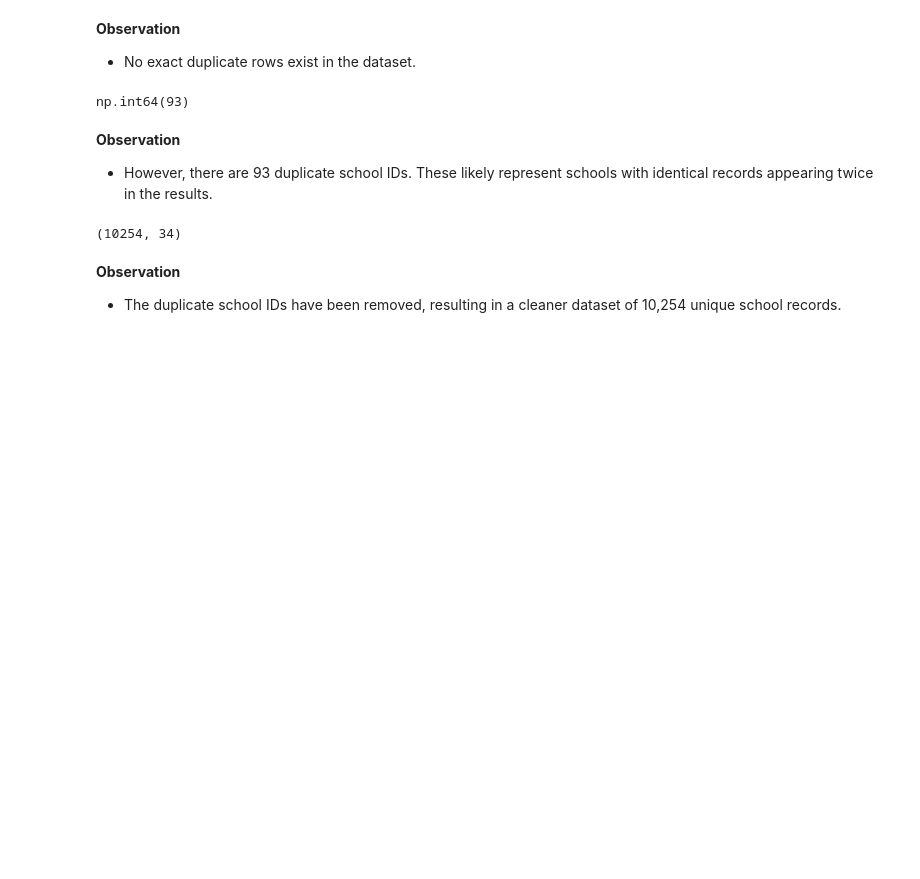
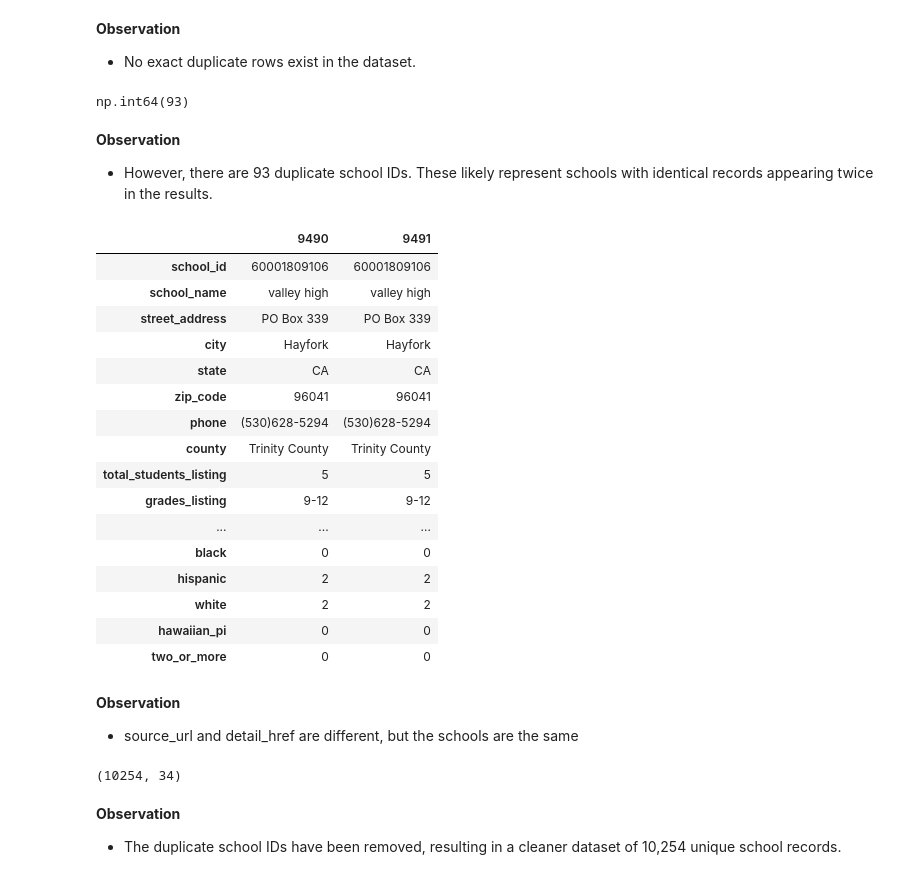
Before and after one commit to rodney-hong/eds-6340-project, a Jupyter notebook: Team 4_Midterm Project.ipynb, the cells around one changed output. Drawn from its saved outputs; the diff is of its cells as text; code cells hidden in the pictures; blank space fills up the shorter version.

```diff
--- a/Team 4_Midterm Project.ipynb
+++ b/Team 4_Midterm Project.ipynb
@@ -1195,6 +1215,30 @@ np.int64(93)
 **Observation**
 
 - However, there are 93 duplicate school IDs. These likely represent schools with identical records appearing twice in the results.
+# %%
+df.loc[[9490, 9491]].T
+# %% [output]
+|  | 9490 | 9491 |
+| school_id | 60001809106 | 60001809106 |
+| school_name | valley high | valley high |
+| street_address | PO Box 339 | PO Box 339 |
+| city | Hayfork | Hayfork |
+| state | CA | CA |
+| zip_code | 96041 | 96041 |
+| phone | (530)628-5294 | (530)628-5294 |
+| county | Trinity County | Trinity County |
+| total_students_listing | 5 | 5 |
+| grades_listing | 9-12 | 9-12 |
+| ... | ... | ... |
+| black | 0 | 0 |
+| hispanic | 2 | 2 |
+| white | 2 | 2 |
+| hawaiian_pi | 0 | 0 |
+| two_or_more | 0 | 0 |
+# %% [markdown]
+**Observation**
+
+- source_url and detail_href are different, but the schools are the same
 # %%
 df = df.drop_duplicates(subset='school_id')
 df.shape
```
Also changed, not shown: parts of 19 cells of this notebook.
